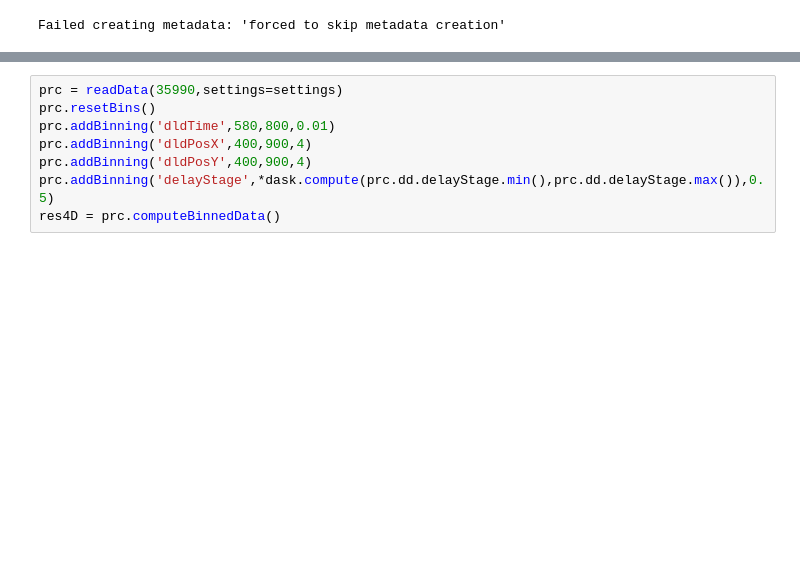
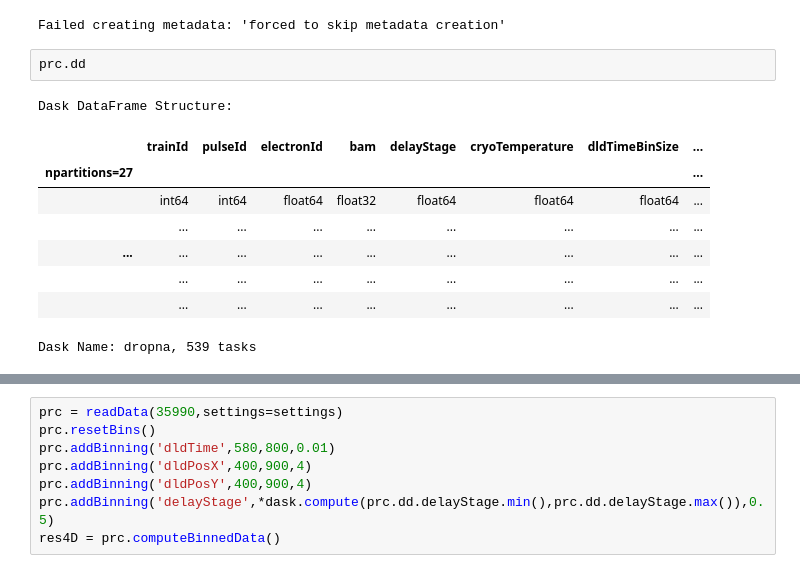
Before and after one commit to momentoscope/hextof-processor, a Jupyter notebook: tutorial/Express data readout.ipynb, the cells around one changed output, grey strips where cells are left out. Drawn from its saved outputs; the diff is of its cells as text; blank space fills up the shorter version.

```diff
--- a/tutorial/Express data readout.ipynb
+++ b/tutorial/Express data readout.ipynb
@@ -31,3 +37,15 @@ Using settings from Jonas_2020_express.ini
 reading runs run35990: 0 new files of 27 total.
 Loading 27 dataframes. Failed reading 0 files.
 Failed creating metadata: 'forced to skip metadata creation'
+# %%
+prc.dd
+# %% [output]
+Dask DataFrame Structure:
+|  | trainId | pulseId | electronId | bam | delayStage | cryoTemperature | dldTimeBinSize | ... |
+| npartitions=27 |  |  |  |  |  |  |  | ... |
+|  | int64 | int64 | float64 | float32 | float64 | float64 | float64 | ... |
+|  | ... | ... | ... | ... | ... | ... | ... | ... |
+| ... | ... | ... | ... | ... | ... | ... | ... | ... |
+|  | ... | ... | ... | ... | ... | ... | ... | ... |
+|  | ... | ... | ... | ... | ... | ... | ... | ... |
+Dask Name: dropna, 539 tasks
```
Also changed, not shown: parts of 10 cells of this notebook, 1 other file.
